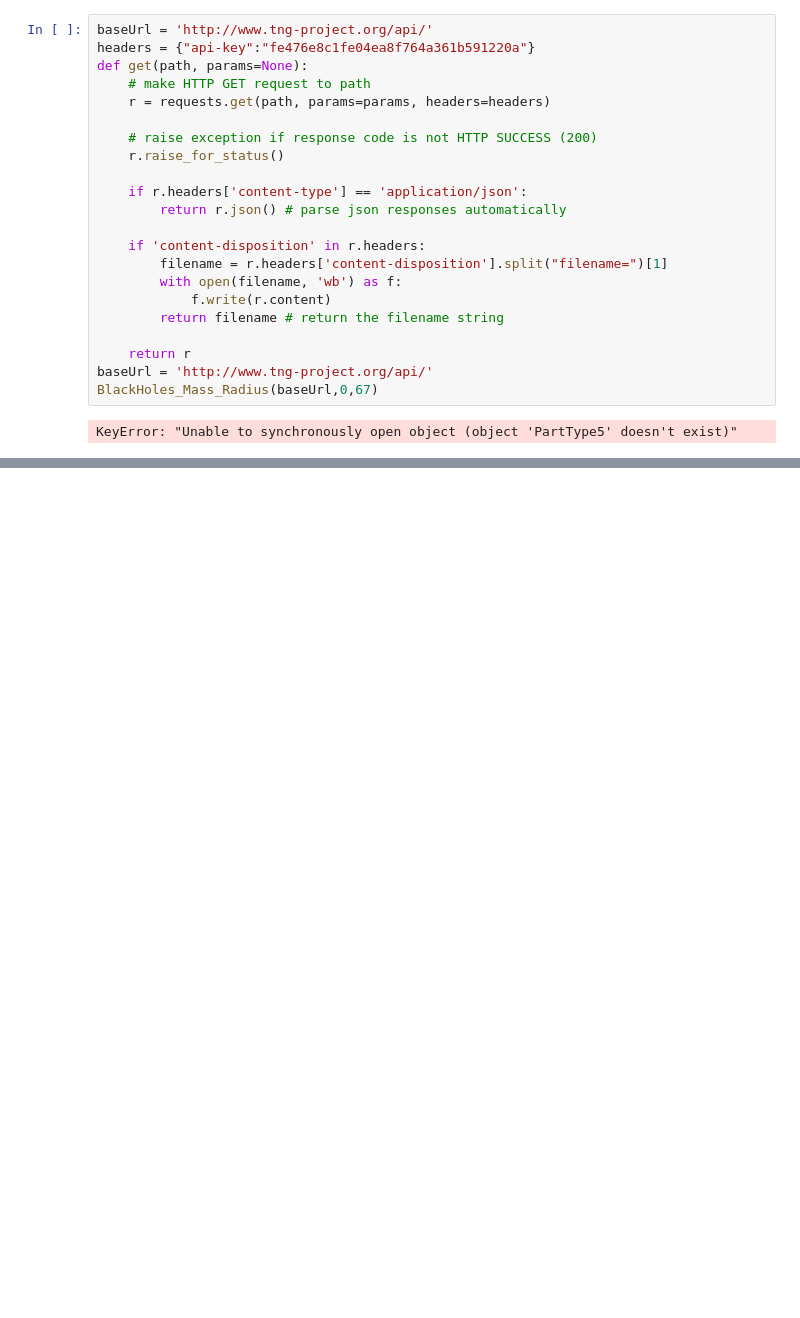
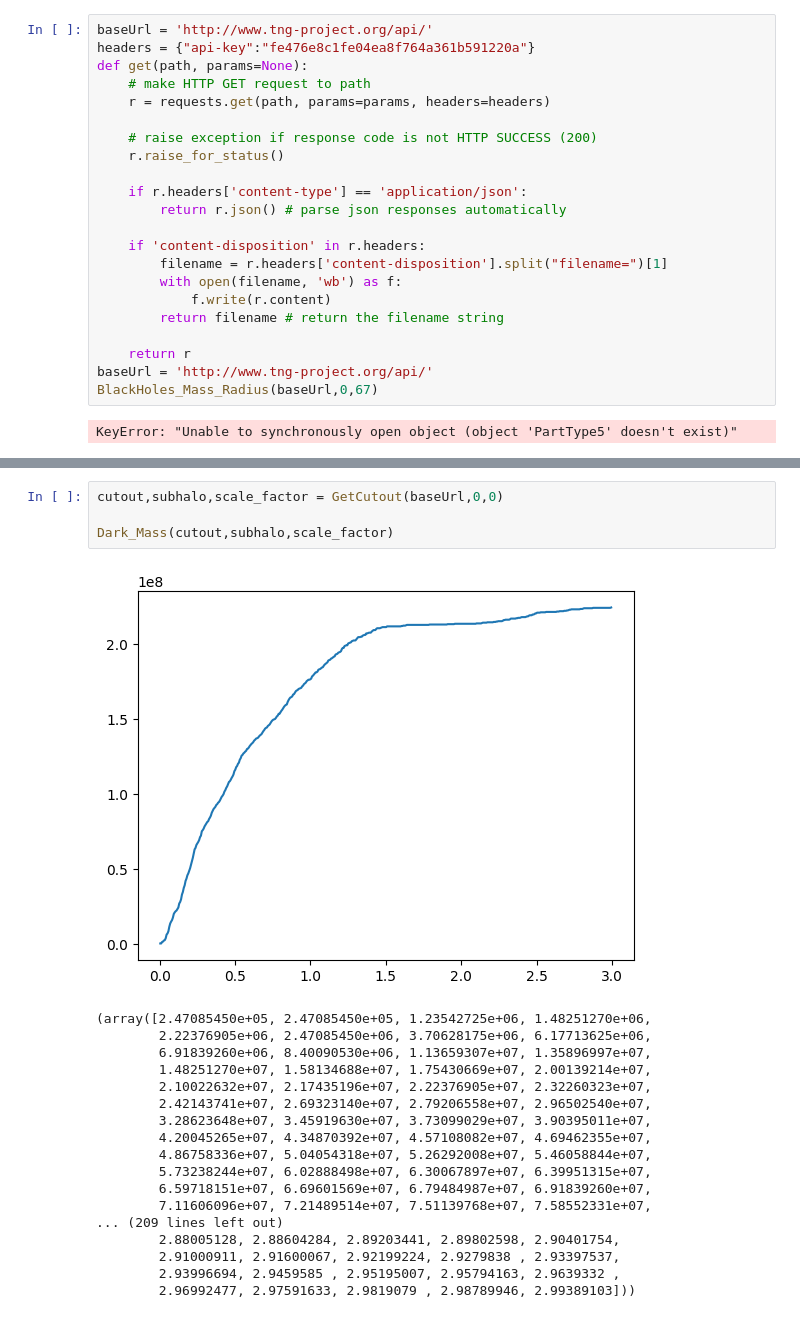
Before and after one commit to merkulovaveraastro9-source/AstronomyProject, a Jupyter notebook: Untitled3.ipynb, the cells around one changed output, grey strips where cells are left out. Drawn from its saved outputs; the diff is of its cells as text; blank space fills up the shorter version.

```diff
--- a/Untitled3.ipynb
+++ b/Untitled3.ipynb
@@ -425,0 +523,23 @@ KeyError: "Unable to synchronously open object (object 'PartType5' doesn't exist
+# %%
+cutout,subhalo,scale_factor = GetCutout(baseUrl,0,0)
+
+Dark_Mass(cutout,subhalo,scale_factor)
+# %% [output]
+[figure, added]
+(array([2.47085450e+05, 2.47085450e+05, 1.23542725e+06, 1.48251270e+06,
+        2.22376905e+06, 2.47085450e+06, 3.70628175e+06, 6.17713625e+06,
+        6.91839260e+06, 8.40090530e+06, 1.13659307e+07, 1.35896997e+07,
+        1.48251270e+07, 1.58134688e+07, 1.75430669e+07, 2.00139214e+07,
+        2.10022632e+07, 2.17435196e+07, 2.22376905e+07, 2.32260323e+07,
+        2.42143741e+07, 2.69323140e+07, 2.79206558e+07, 2.96502540e+07,
+        3.28623648e+07, 3.45919630e+07, 3.73099029e+07, 3.90395011e+07,
+        4.20045265e+07, 4.34870392e+07, 4.57108082e+07, 4.69462355e+07,
+        4.86758336e+07, 5.04054318e+07, 5.26292008e+07, 5.46058844e+07,
+        5.73238244e+07, 6.02888498e+07, 6.30067897e+07, 6.39951315e+07,
+        6.59718151e+07, 6.69601569e+07, 6.79484987e+07, 6.91839260e+07,
+        7.11606096e+07, 7.21489514e+07, 7.51139768e+07, 7.58552331e+07,
+... (209 lines left out)
+        2.88005128, 2.88604284, 2.89203441, 2.89802598, 2.90401754,
+        2.91000911, 2.91600067, 2.92199224, 2.9279838 , 2.93397537,
+        2.93996694, 2.9459585 , 2.95195007, 2.95794163, 2.9639332 ,
+        2.96992477, 2.97591633, 2.9819079 , 2.98789946, 2.99389103]))
```
Also changed, not shown: parts of 8 cells of this notebook, 4 other files.
